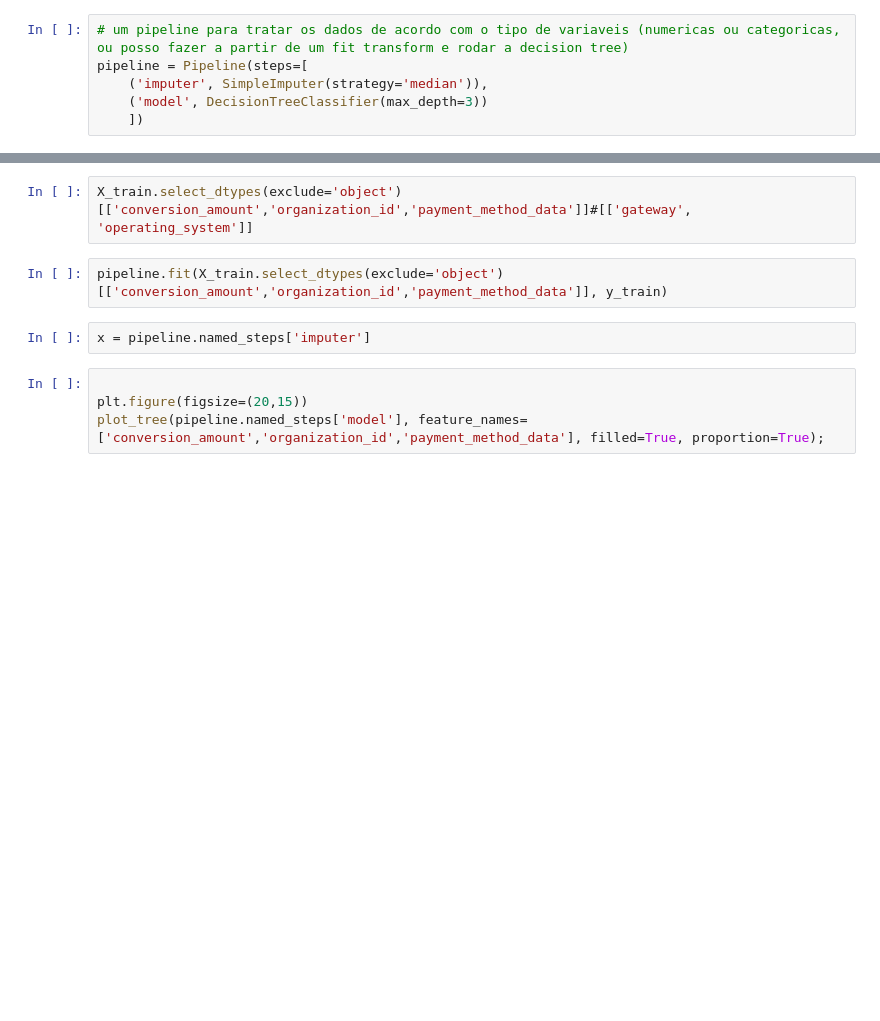
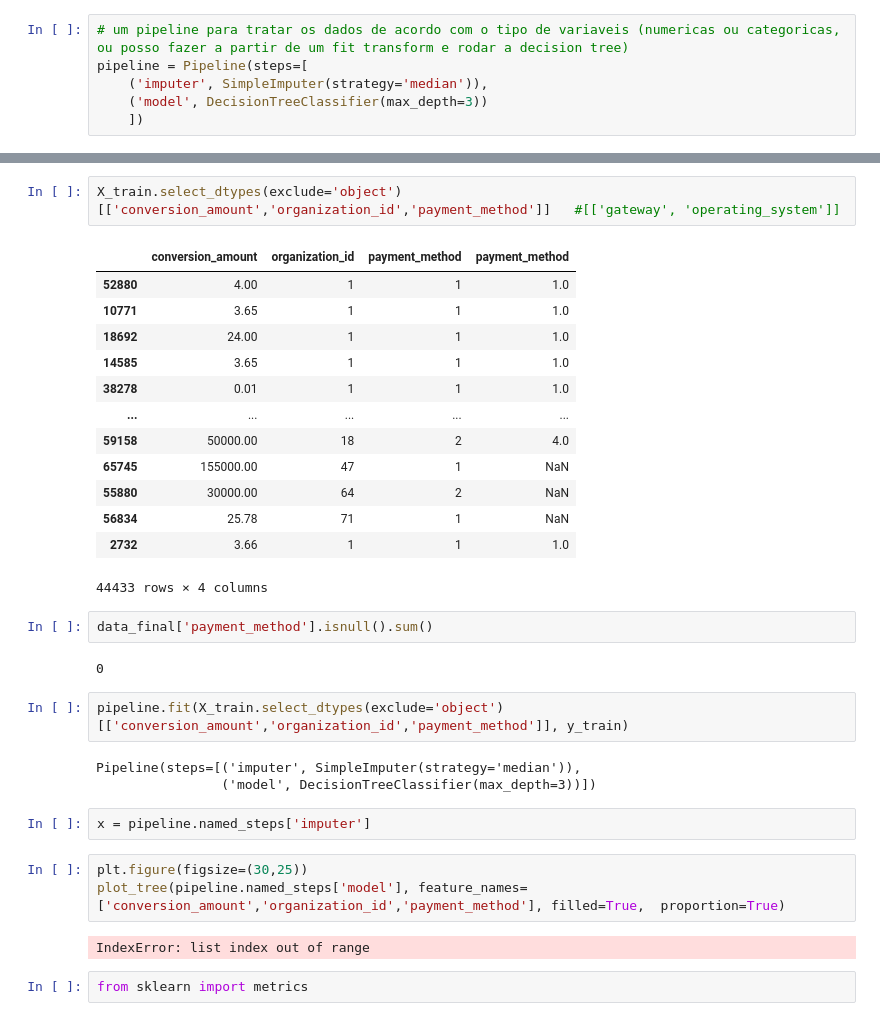
Before and after one commit to DiegoAlves-data/Visual_Studio_Data_Science, a Jupyter notebook: Final_Project/Final_Project_02.ipynb, the cells around one changed output, grey strips where cells are left out. Drawn from its saved outputs; the diff is of its cells as text; blank space fills up the shorter version.

```diff
--- a/Final_Project/Final_Project_02.ipynb
+++ b/Final_Project/Final_Project_02.ipynb
@@ -808,10 +837,34 @@ pipeline = Pipeline(steps=[
 # %%
-X_train.select_dtypes(exclude='object')[['conversion_amount','organization_id','payment_method_data']]#[['gateway', 'operating_system']]
+X_train.select_dtypes(exclude='object')[['conversion_amount','organization_id','payment_method']]   #[['gateway', 'operating_system']]
+# %% [output]
+|  | conversion_amount | organization_id | payment_method | payment_method |
+| 52880 | 4.00 | 1 | 1 | 1.0 |
+| 10771 | 3.65 | 1 | 1 | 1.0 |
+| 18692 | 24.00 | 1 | 1 | 1.0 |
+| 14585 | 3.65 | 1 | 1 | 1.0 |
+| 38278 | 0.01 | 1 | 1 | 1.0 |
+| ... | ... | ... | ... | ... |
+| 59158 | 50000.00 | 18 | 2 | 4.0 |
+| 65745 | 155000.00 | 47 | 1 | NaN |
+| 55880 | 30000.00 | 64 | 2 | NaN |
+| 56834 | 25.78 | 71 | 1 | NaN |
+| 2732 | 3.66 | 1 | 1 | 1.0 |
+44433 rows × 4 columns
+# %%
+data_final['payment_method'].isnull().sum()
+# %% [output]
+0
 # %%
-pipeline.fit(X_train.select_dtypes(exclude='object')[['conversion_amount','organization_id','payment_method_data']], y_train)
+pipeline.fit(X_train.select_dtypes(exclude='object')[['conversion_amount','organization_id','payment_method']], y_train)
+# %% [output]
+Pipeline(steps=[('imputer', SimpleImputer(strategy='median')),
+                ('model', DecisionTreeClassifier(max_depth=3))])
 # %%
 x = pipeline.named_steps['imputer']
 # %%
-
-plt.figure(figsize=(20,15))
-plot_tree(pipeline.named_steps['model'], feature_names=['conversion_amount','organization_id','payment_method_data'], filled=True, proportion=True);
+plt.figure(figsize=(30,25))
+plot_tree(pipeline.named_steps['model'], feature_names=['conversion_amount','organization_id','payment_method'], filled=True,  proportion=True)
+# %% [output]
+IndexError: list index out of range
+# %%
+from sklearn import metrics
```
Also changed, not shown: parts of 24 cells of this notebook.
